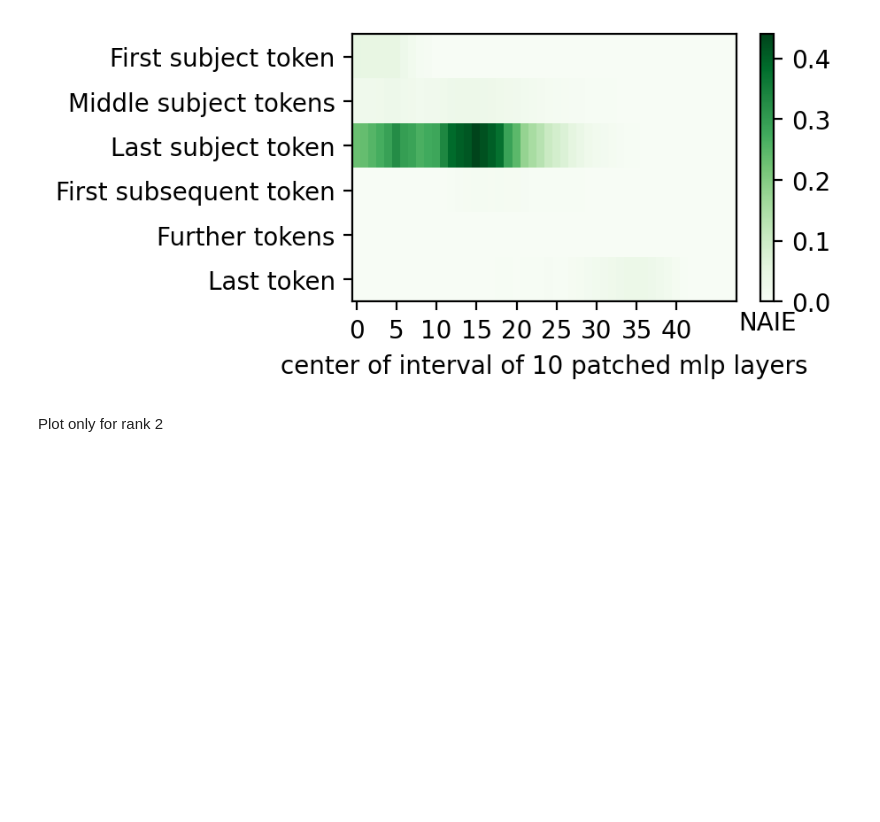
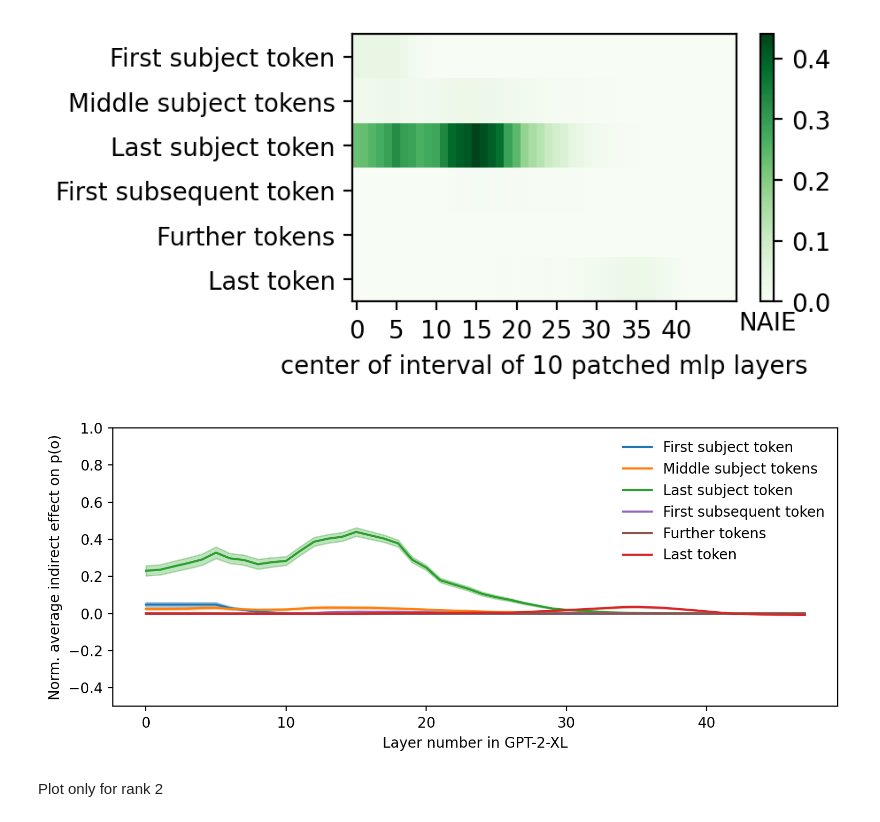
Before and after one commit to dsaynova/rome, a Jupyter notebook: pararel/eval_on_fact_recall_set/average_causal_effects.ipynb, the cells around one changed output. Cells and saved outputs as stored; diff of their text form; code cells hidden in the pictures; blank space fills up the shorter version.

```diff
--- a/pararel/eval_on_fact_recall_set/average_causal_effects.ipynb
+++ b/pararel/eval_on_fact_recall_set/average_causal_effects.ipynb
@@ -367,6 +453,23 @@ plot_array(
 )
 # %% [output]
 [figure]
+# %%
+high_score = 1
+low_score = -0.5
+result = d["result"]
+result_std = d["result_std"]
+
+make_line_plot(
+    result[:,:,0],
+    result_std[:,:,0],
+    low_score=low_score,
+    high_score=high_score,
+    archname=archname,
+    savepdf=os.path.join(SAVEFOLDER, "norm_line_plot_all_ranks.pdf"),
+    ylabel="Norm. average indirect effect on p(o)"
+)
+# %% [output]
+[figure, added]
 # %% [markdown]
 Plot only for rank 2
 # %%
```
Also changed, not shown: parts of 32 cells of this notebook, 4 other files.
